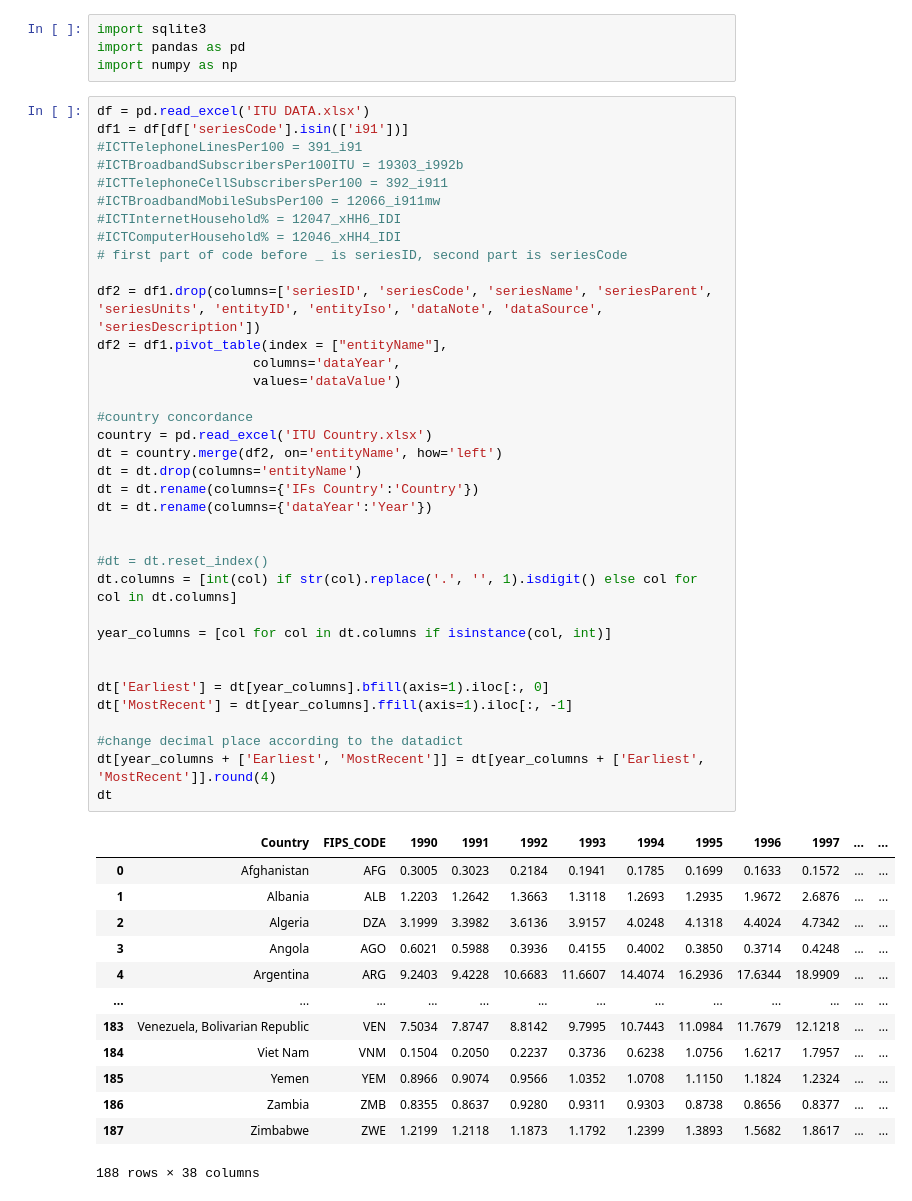
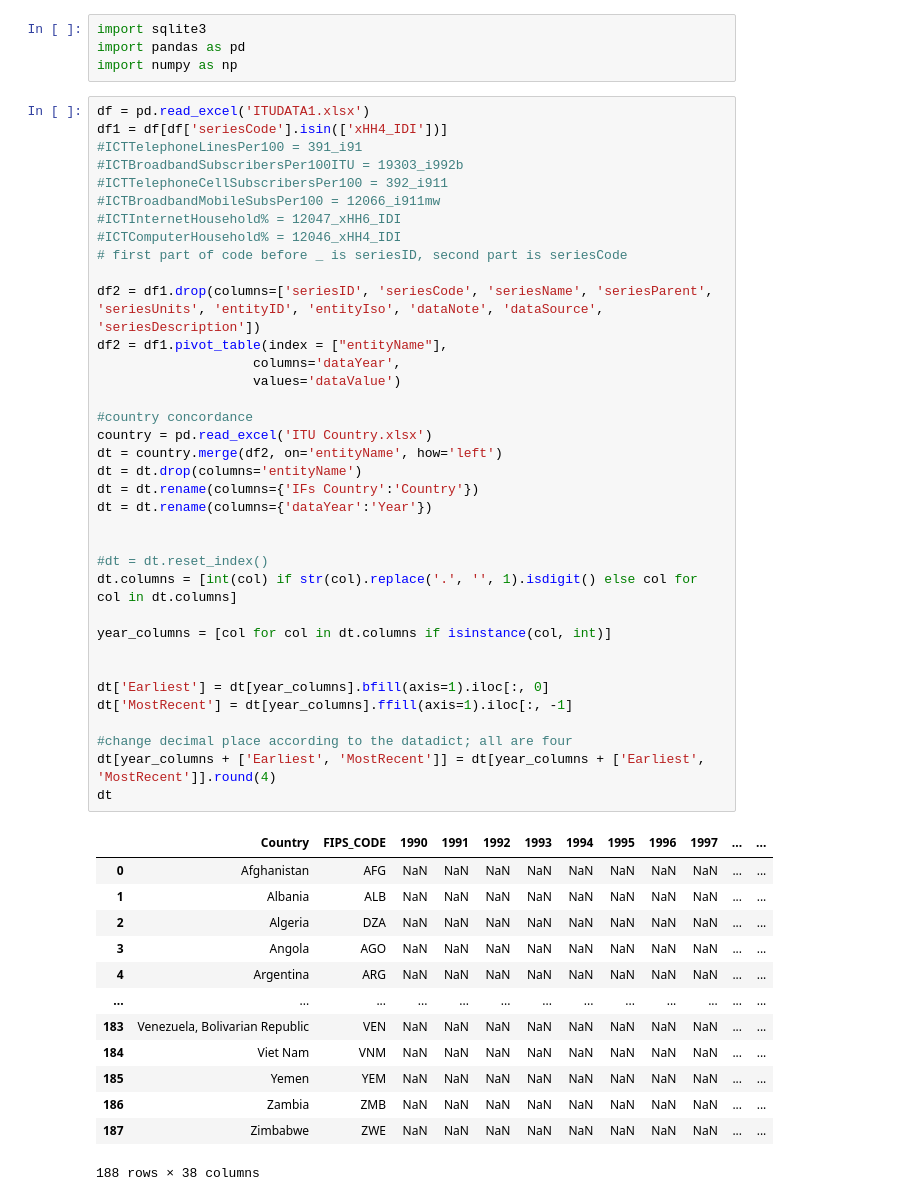
Before and after one commit to n1shamin/International-Telecommunication-Union, a Jupyter notebook: ITU.ipynb, the cells around one changed output. Drawn from its saved outputs; the diff is of its cells as text.

```diff
--- a/ITU.ipynb
+++ b/ITU.ipynb
@@ -3,8 +3,8 @@ import sqlite3
 import pandas as pd
 import numpy as np
 # %%
-df = pd.read_excel('ITU DATA.xlsx')
-df1 = df[df['seriesCode'].isin(['i91'])]
+df = pd.read_excel('ITUDATA1.xlsx')
+df1 = df[df['seriesCode'].isin(['xHH4_IDI'])]
 #ICTTelephoneLinesPer100 = 391_i91
 #ICTBroadbandSubscribersPer100ITU = 19303_i992b
 #ICTTelephoneCellSubscribersPer100 = 392_i911
@@ -12,45 +12,45 @@ df1 = df[df['seriesCode'].isin(['i91'])]
 #ICTInternetHousehold% = 12047_xHH6_IDI
 #ICTComputerHousehold% = 12046_xHH4_IDI
 # first part of code before _ is seriesID, second part is seriesCode
 
 df2 = df1.drop(columns=['seriesID', 'seriesCode', 'seriesName', 'seriesParent', 'seriesUnits', 'entityID', 'entityIso', 'dataNote', 'dataSource', 'seriesDescription'])
 df2 = df1.pivot_table(index = ["entityName"],
                     columns='dataYear',
                     values='dataValue')
 
 #country concordance
 country = pd.read_excel('ITU Country.xlsx')
 dt = country.merge(df2, on='entityName', how='left')
 dt = dt.drop(columns='entityName')
 dt = dt.rename(columns={'IFs Country':'Country'})
 dt = dt.rename(columns={'dataYear':'Year'})
 
 
 #dt = dt.reset_index()
 dt.columns = [int(col) if str(col).replace('.', '', 1).isdigit() else col for col in dt.columns]
 
 year_columns = [col for col in dt.columns if isinstance(col, int)]
 
 
 dt['Earliest'] = dt[year_columns].bfill(axis=1).iloc[:, 0]
 dt['MostRecent'] = dt[year_columns].ffill(axis=1).iloc[:, -1]
 
-#change decimal place according to the datadict
+#change decimal place according to the datadict; all are four
 dt[year_columns + ['Earliest', 'MostRecent']] = dt[year_columns + ['Earliest', 'MostRecent']].round(4)
 dt
 # %% [output]
 |  | Country | FIPS_CODE | 1990 | 1991 | 1992 | 1993 | 1994 | 1995 | 1996 | 1997 | ... | ... |
-| 0 | Afghanistan | AFG | 0.3005 | 0.3023 | 0.2184 | 0.1941 | 0.1785 | 0.1699 | 0.1633 | 0.1572 | ... | ... |
-| 1 | Albania | ALB | 1.2203 | 1.2642 | 1.3663 | 1.3118 | 1.2693 | 1.2935 | 1.9672 | 2.6876 | ... | ... |
-| 2 | Algeria | DZA | 3.1999 | 3.3982 | 3.6136 | 3.9157 | 4.0248 | 4.1318 | 4.4024 | 4.7342 | ... | ... |
-| 3 | Angola | AGO | 0.6021 | 0.5988 | 0.3936 | 0.4155 | 0.4002 | 0.3850 | 0.3714 | 0.4248 | ... | ... |
-| 4 | Argentina | ARG | 9.2403 | 9.4228 | 10.6683 | 11.6607 | 14.4074 | 16.2936 | 17.6344 | 18.9909 | ... | ... |
+| 0 | Afghanistan | AFG | NaN | NaN | NaN | NaN | NaN | NaN | NaN | NaN | ... | ... |
+| 1 | Albania | ALB | NaN | NaN | NaN | NaN | NaN | NaN | NaN | NaN | ... | ... |
+| 2 | Algeria | DZA | NaN | NaN | NaN | NaN | NaN | NaN | NaN | NaN | ... | ... |
+| 3 | Angola | AGO | NaN | NaN | NaN | NaN | NaN | NaN | NaN | NaN | ... | ... |
+| 4 | Argentina | ARG | NaN | NaN | NaN | NaN | NaN | NaN | NaN | NaN | ... | ... |
 | ... | ... | ... | ... | ... | ... | ... | ... | ... | ... | ... | ... | ... |
-| 183 | Venezuela, Bolivarian Republic | VEN | 7.5034 | 7.8747 | 8.8142 | 9.7995 | 10.7443 | 11.0984 | 11.7679 | 12.1218 | ... | ... |
-| 184 | Viet Nam | VNM | 0.1504 | 0.2050 | 0.2237 | 0.3736 | 0.6238 | 1.0756 | 1.6217 | 1.7957 | ... | ... |
-| 185 | Yemen | YEM | 0.8966 | 0.9074 | 0.9566 | 1.0352 | 1.0708 | 1.1150 | 1.1824 | 1.2324 | ... | ... |
-| 186 | Zambia | ZMB | 0.8355 | 0.8637 | 0.9280 | 0.9311 | 0.9303 | 0.8738 | 0.8656 | 0.8377 | ... | ... |
-| 187 | Zimbabwe | ZWE | 1.2199 | 1.2118 | 1.1873 | 1.1792 | 1.2399 | 1.3893 | 1.5682 | 1.8617 | ... | ... |
+| 183 | Venezuela, Bolivarian Republic | VEN | NaN | NaN | NaN | NaN | NaN | NaN | NaN | NaN | ... | ... |
+| 184 | Viet Nam | VNM | NaN | NaN | NaN | NaN | NaN | NaN | NaN | NaN | ... | ... |
+| 185 | Yemen | YEM | NaN | NaN | NaN | NaN | NaN | NaN | NaN | NaN | ... | ... |
+| 186 | Zambia | ZMB | NaN | NaN | NaN | NaN | NaN | NaN | NaN | NaN | ... | ... |
+| 187 | Zimbabwe | ZWE | NaN | NaN | NaN | NaN | NaN | NaN | NaN | NaN | ... | ... |
 188 rows × 38 columns
 # %%
 #sql table; change table name each time you import
```
Also changed, not shown: parts of 4 cells of this notebook.
